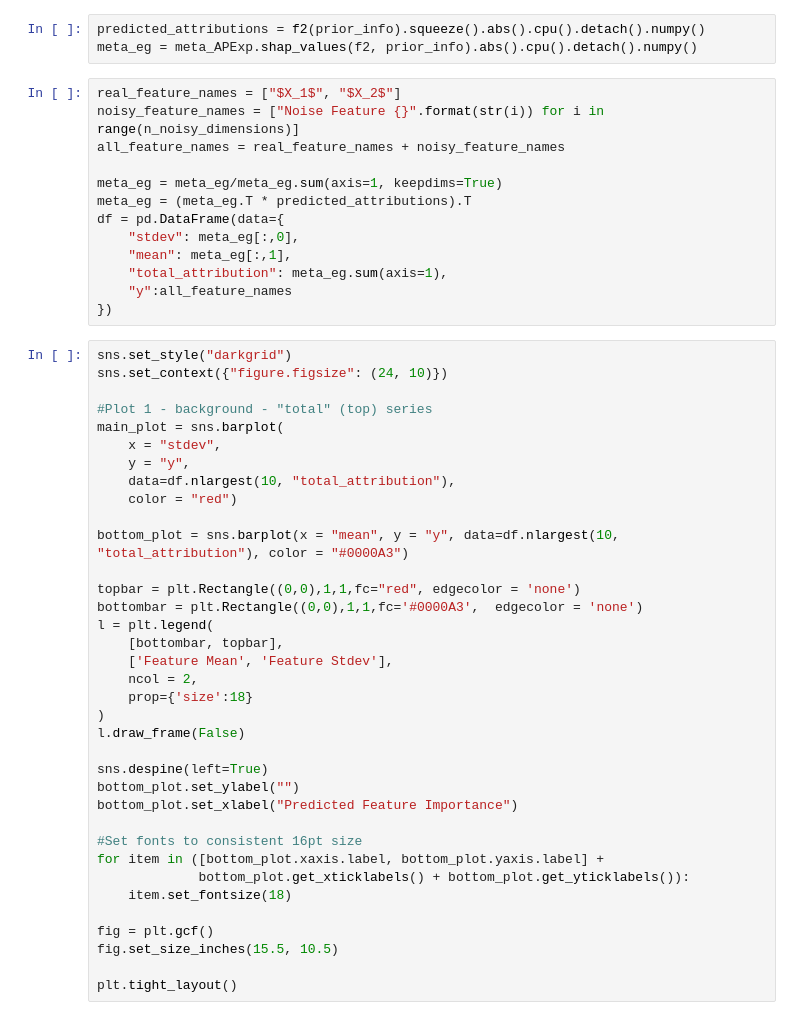
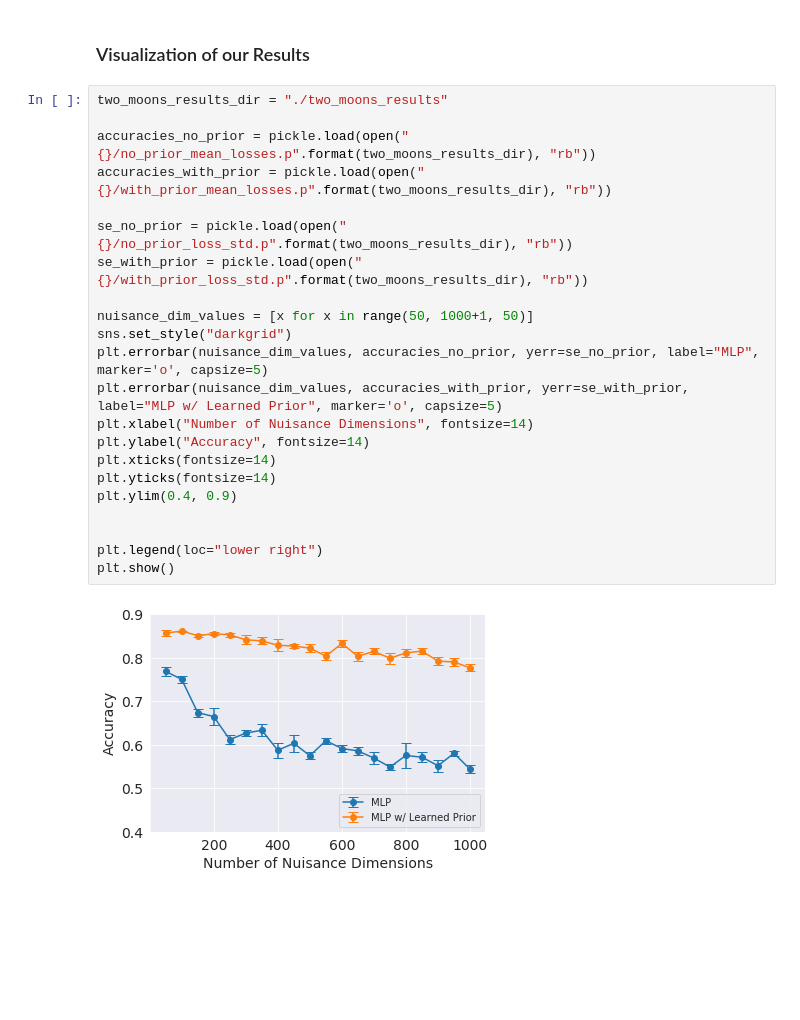
Before and after one commit to suinleelab/deep_attribution_priors, a Jupyter notebook: two_moons.ipynb, the cells around one changed output. Drawn from its saved outputs; the diff is of its cells as text; blank space fills up the shorter version.

Commit message:
Cleaned up two moons notebook for ICML submission

```diff
--- a/two_moons.ipynb
+++ b/two_moons.ipynb
@@ -313,52 +37,26 @@ meta_APExp = egexplainer.VariableBatchExplainer(prior_data)
-# %%
-predicted_attributions = f2(prior_info).squeeze().abs().cpu().detach().numpy()
-meta_eg = meta_APExp.shap_values(f2, prior_info).abs().cpu().detach().numpy()
-# %%
-real_feature_names = ["$X_1$", "$X_2$"]
-noisy_feature_names = ["Noise Feature {}".format(str(i)) for i in range(n_noisy_dimensions)]
-all_feature_names = real_feature_names + noisy_feature_names
-
-meta_eg = meta_eg/meta_eg.sum(axis=1, keepdims=True)
-meta_eg = (meta_eg.T * predicted_attributions).T
-df = pd.DataFrame(data={
-    "stdev": meta_eg[:,0],
-    "mean": meta_eg[:,1],
-    "total_attribution": meta_eg.sum(axis=1),
-    "y":all_feature_names
-})
-# %%
-sns.set_style("darkgrid")
-sns.set_context({"figure.figsize": (24, 10)})
-
-#Plot 1 - background - "total" (top) series
-main_plot = sns.barplot(
-    x = "stdev",
-    y = "y",
-    data=df.nlargest(10, "total_attribution"),
-    color = "red")
-
-bottom_plot = sns.barplot(x = "mean", y = "y", data=df.nlargest(10, "total_attribution"), color = "#0000A3")
-
-topbar = plt.Rectangle((0,0),1,1,fc="red", edgecolor = 'none')
-bottombar = plt.Rectangle((0,0),1,1,fc='#0000A3',  edgecolor = 'none')
-l = plt.legend(
-    [bottombar, topbar],
-    ['Feature Mean', 'Feature Stdev'],
-    ncol = 2,
-    prop={'size':18}
-)
-l.draw_frame(False)
-
-sns.despine(left=True)
-bottom_plot.set_ylabel("")
-bottom_plot.set_xlabel("Predicted Feature Importance")
-
-#Set fonts to consistent 16pt size
-for item in ([bottom_plot.xaxis.label, bottom_plot.yaxis.label] +
-             bottom_plot.get_xticklabels() + bottom_plot.get_yticklabels()):
-    item.set_fontsize(18)
-
-fig = plt.gcf()
-fig.set_size_inches(15.5, 10.5)
-
-plt.tight_layout()
+# %% [markdown]
+### Visualization of our Results
+# %%
+two_moons_results_dir = "./two_moons_results"
+
+accuracies_no_prior = pickle.load(open("{}/no_prior_mean_losses.p".format(two_moons_results_dir), "rb"))
+accuracies_with_prior = pickle.load(open("{}/with_prior_mean_losses.p".format(two_moons_results_dir), "rb"))
+
+se_no_prior = pickle.load(open("{}/no_prior_loss_std.p".format(two_moons_results_dir), "rb"))
+se_with_prior = pickle.load(open("{}/with_prior_loss_std.p".format(two_moons_results_dir), "rb"))
+
+nuisance_dim_values = [x for x in range(50, 1000+1, 50)]
+sns.set_style("darkgrid")
+plt.errorbar(nuisance_dim_values, accuracies_no_prior, yerr=se_no_prior, label="MLP", marker='o', capsize=5)
+plt.errorbar(nuisance_dim_values, accuracies_with_prior, yerr=se_with_prior, label="MLP w/ Learned Prior", marker='o', capsize=5)
+plt.xlabel("Number of Nuisance Dimensions", fontsize=14)
+plt.ylabel("Accuracy", fontsize=14)
+plt.xticks(fontsize=14)
+plt.yticks(fontsize=14)
+plt.ylim(0.4, 0.9)
+
+
+plt.legend(loc="lower right")
+plt.show()
+# %% [output]
+[figure, added]
```
Also changed, not shown: parts of 16 cells of this notebook.
